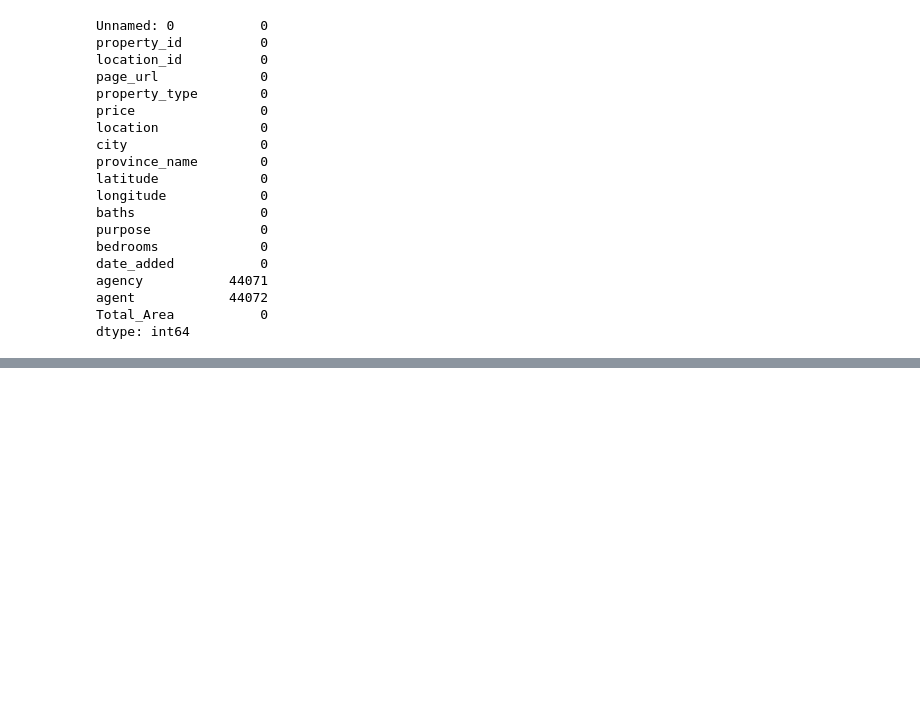
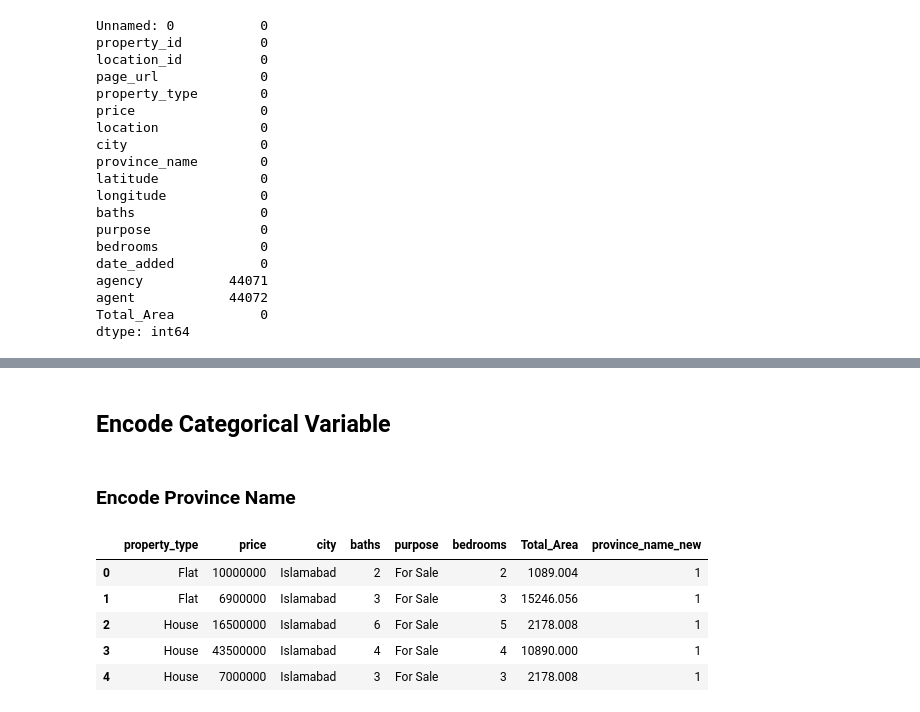
Before and after one commit to adikusuma14/House-Prediction-Pakistan, a Jupyter notebook: notebook.ipynb, the cells around one changed output, grey strips where cells are left out. Cells and saved outputs as stored; diff of their text form; code cells hidden in the pictures; blank space fills up the shorter version.

```diff
--- a/notebook.ipynb
+++ b/notebook.ipynb
@@ -65,0 +90,22 @@ Explore Data
+# %% [markdown]
+<h2>Encode Categorical Variable</h2>
+# %% [markdown]
+<h3>Encode Province Name</h3>
+# %%
+data['province_name'].value_counts()
+ordinal_map = {'Islamabad Capital':1,
+               'Punjab':2,
+               'Sindh':3
+
+}
+
+data['province_name_new'] = data.province_name.map(ordinal_map)
+data=data.drop(['province_name'],axis=1)
+data.head()
+# %% [output]
+|  | property_type | price | city | baths | purpose | bedrooms | Total_Area | province_name_new |
+| 0 | Flat | 10000000 | Islamabad | 2 | For Sale | 2 | 1089.004 | 1 |
+| 1 | Flat | 6900000 | Islamabad | 3 | For Sale | 3 | 15246.056 | 1 |
+| 2 | House | 16500000 | Islamabad | 6 | For Sale | 5 | 2178.008 | 1 |
+| 3 | House | 43500000 | Islamabad | 4 | For Sale | 4 | 10890.000 | 1 |
+| 4 | House | 7000000 | Islamabad | 3 | For Sale | 3 | 2178.008 | 1 |
```
Also changed, not shown: parts of 18 cells of this notebook.
